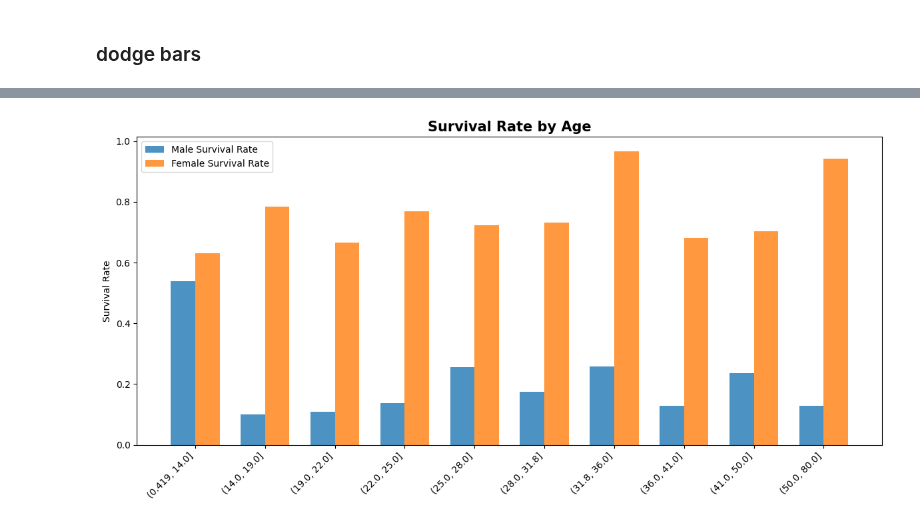
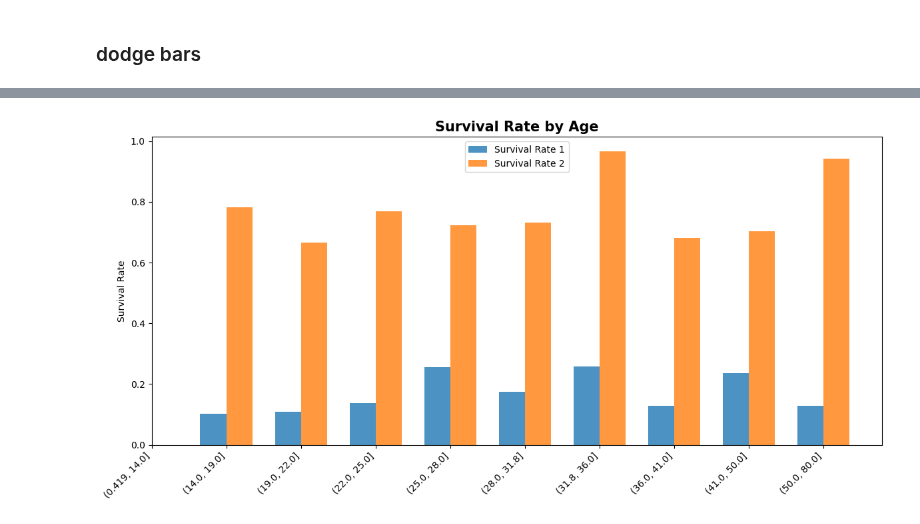
Before and after one commit to 0xdomyz/python_collection, a Jupyter notebook: plot/plotting/bars.ipynb, the cells around one changed output, grey strips where cells are left out. Cells and saved outputs as stored; diff of their text form; code cells hidden in the pictures.

```diff
--- a/plot/plotting/bars.ipynb
+++ b/plot/plotting/bars.ipynb
@@ -57,0 +38,12 @@ print(pdf.head().to_string())
+# %%
+df["age_bin"] = pd.qcut(df["age"], q=10)
+
+grp_dict = {
+    "n": ("age_bin", "size"),
+    "survival_rate": ("survived", "mean"),
+}
+for who in df["who"].unique():
+    grp_dict[f"survival_rate_{who}"] = ('survived', lambda x, w=who: df.loc[x.index].loc[lambda y:y['who']==w,'survived'].mean())
+
+pdf = df.groupby("age_bin", observed=False, as_index=False).agg(**grp_dict)
+print(pdf.head().to_string())
@@ -108,33 +59,32 @@ plt.tight_layout()
 # %%
-# line chart
 fig, ax = plt.subplots(figsize=(12, 6))
 
 ax.set_title(f"Survival Rate by Age", fontsize=15, fontweight="bold")
 
 x_ticklabels = pdf["age_bin"].astype(str)
 x = np.arange(len(x_ticklabels))
 width = 0.35  # width of the bars
 
 ax.bar(
     x - width/2,
-    pdf["survival_rate_male"],
+    pdf["survival_rate_man"],
     width=width,
     alpha=0.8,
-    label="Male Survival Rate",
+    label="Survival Rate 1",
 )
 ax.bar(
     x + width/2,
-    pdf["survival_rate_female"],
+    pdf["survival_rate_woman"],
     width=width,
     alpha=0.8,
-    label="Female Survival Rate",
+    label="Survival Rate 2",
 )
 
 ax.set_xticks(x)
 ax.set_xticklabels(x_ticklabels, rotation=45, ha="right")
 ax.set_ylabel("Survival Rate")
 ax.legend()
 plt.tight_layout()
 plt.show()
 # %% [output]
-[figure, old version]
+[figure, new version]
```
Also changed, not shown: parts of 7 cells of this notebook.
